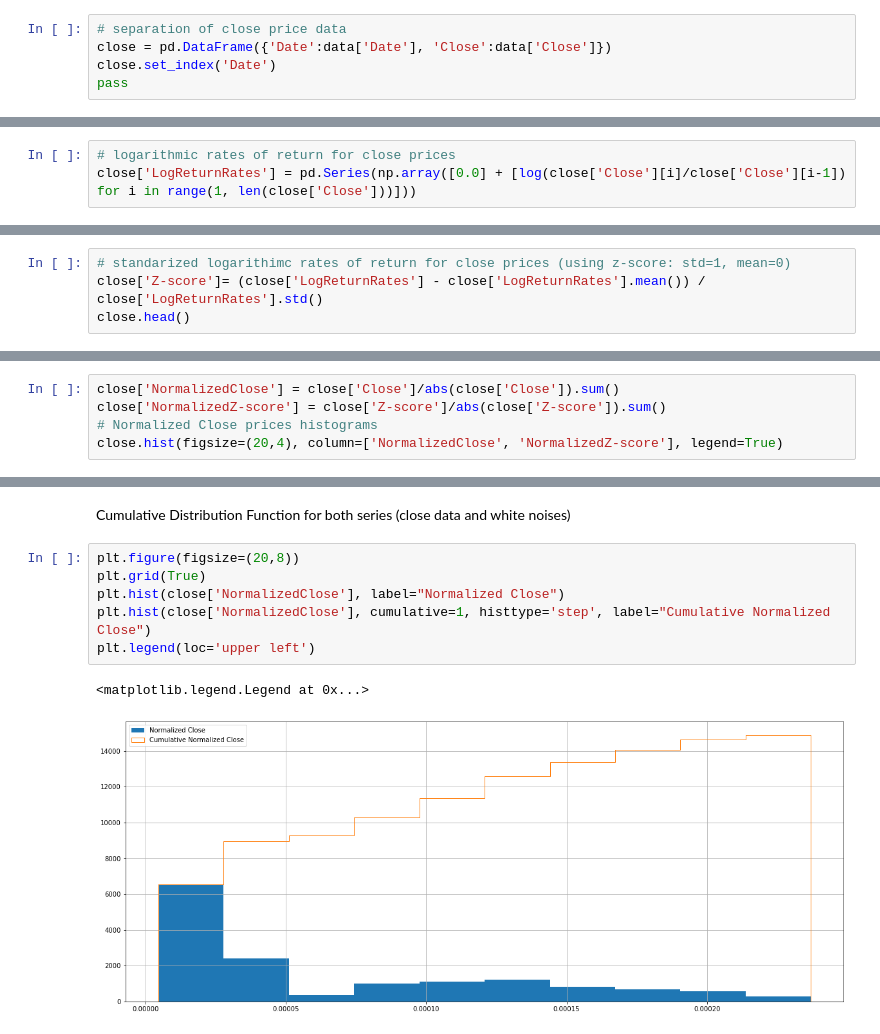
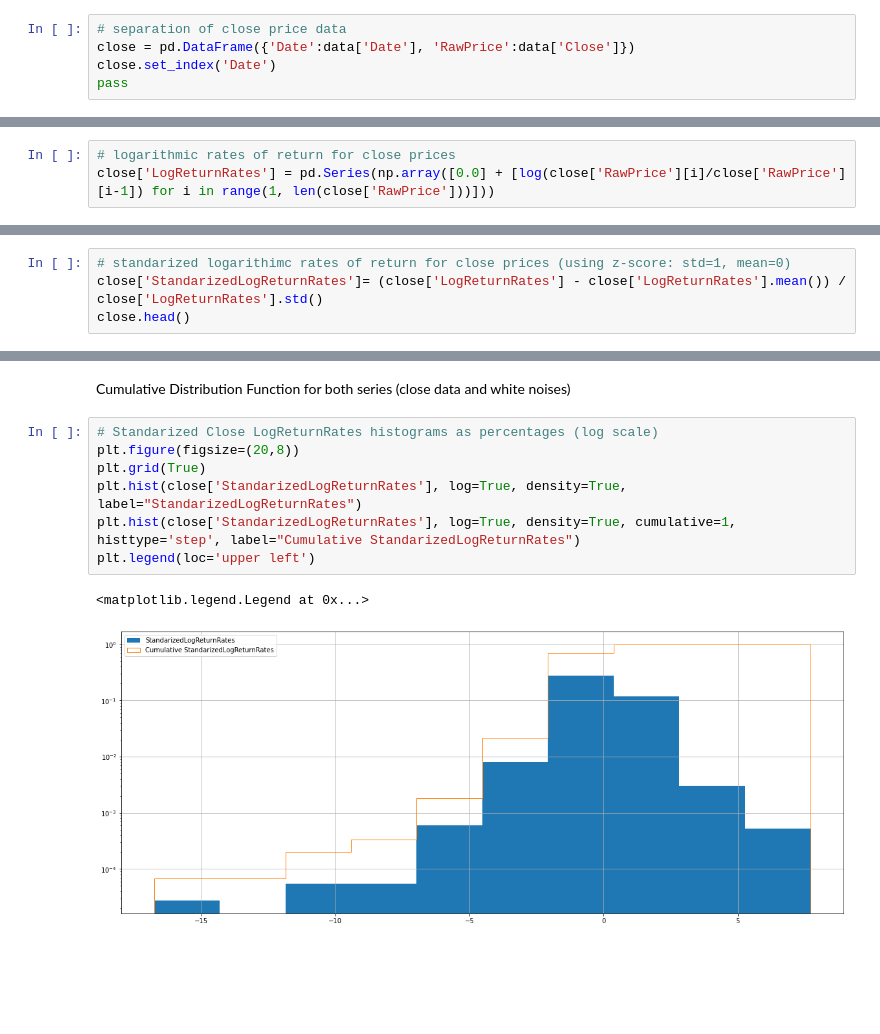
Before and after one commit to daterka/SzCzGiE-labs, a Jupyter notebook: SzCzGiE-labs.ipynb, the cells around one changed output, grey strips where cells are left out. Drawn from its saved outputs; the diff is of its cells as text; blank space fills up the shorter version.

```diff
--- a/SzCzGiE-labs.ipynb
+++ b/SzCzGiE-labs.ipynb
@@ -27,7 +27,7 @@ data.head()
 | 4 | 1962-01-08 | 7.460000 | 7.460000 | 7.266667 | 7.326667 | 1.785148 | 547500 |
 # %%
 # separation of close price data
-close = pd.DataFrame({'Date':data['Date'], 'Close':data['Close']})
+close = pd.DataFrame({'Date':data['Date'], 'RawPrice':data['Close']})
 close.set_index('Date')
 pass
 # %%
@@ -43,6 +43,6 @@ close.plot(figsize=(20,8), x='Date', y='Close', logy=True, title='log(Close)')
 # %%
 # logarithmic rates of return for close prices
-close['LogReturnRates'] = pd.Series(np.array([0.0] + [log(close['Close'][i]/close['Close'][i-1]) for i in range(1, len(close['Close']))]))
+close['LogReturnRates'] = pd.Series(np.array([0.0] + [log(close['RawPrice'][i]/close['RawPrice'][i-1]) for i in range(1, len(close['RawPrice']))]))
 # %%
 close.plot(figsize=(20,8), x='Date', y='LogReturnRates', title='LogReturnRates')
 # %% [output]
@@ -50,6 +50,6 @@ close.plot(figsize=(20,8), x='Date', y='LogReturnRates', title='LogReturnRates')
 [figure]
 # %%
 # standarized logarithimc rates of return for close prices (using z-score: std=1, mean=0)
-close['Z-score']= (close['LogReturnRates'] - close['LogReturnRates'].mean()) / close['LogReturnRates'].std()
+close['StandarizedLogReturnRates']= (close['LogReturnRates'] - close['LogReturnRates'].mean()) / close['LogReturnRates'].std()
 close.head()
 # %% [output]
@@ -127,5 +126,0 @@ array([[<AxesSubplot:title={'center':'CumulativeSum'}>,
-# %%
-close['NormalizedClose'] = close['Close']/abs(close['Close']).sum()
-close['NormalizedZ-score'] = close['Z-score']/abs(close['Z-score']).sum()
-# Normalized Close prices histograms
-close.hist(figsize=(20,4), column=['NormalizedClose', 'NormalizedZ-score'], legend=True)
@@ -199,12 +172,13 @@ dtype: float64
 # %% [markdown]
 Cumulative Distribution Function for both series (close data and white noises)
 # %%
+# Standarized Close LogReturnRates histograms as percentages (log scale)
 plt.figure(figsize=(20,8))
 plt.grid(True)
-plt.hist(close['NormalizedClose'], label="Normalized Close")
-plt.hist(close['NormalizedClose'], cumulative=1, histtype='step', label="Cumulative Normalized Close")
+plt.hist(close['StandarizedLogReturnRates'], log=True, density=True, label="StandarizedLogReturnRates")
+plt.hist(close['StandarizedLogReturnRates'], log=True, density=True, cumulative=1, histtype='step', label="Cumulative StandarizedLogReturnRates")
 plt.legend(loc='upper left')
 # %% [output]
 <matplotlib.legend.Legend at 0x...>
-[figure, old version]
+[figure, new version]
 # %%
```
Also changed, not shown: parts of 26 cells of this notebook.
